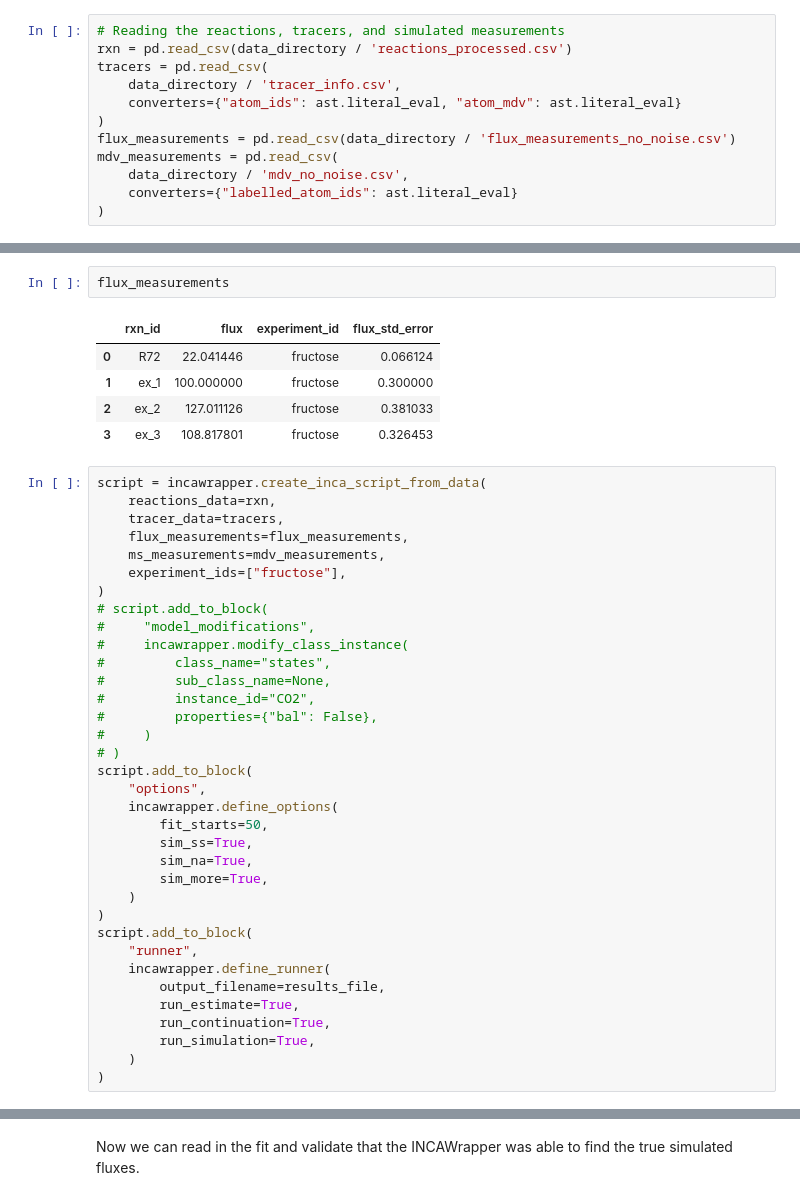
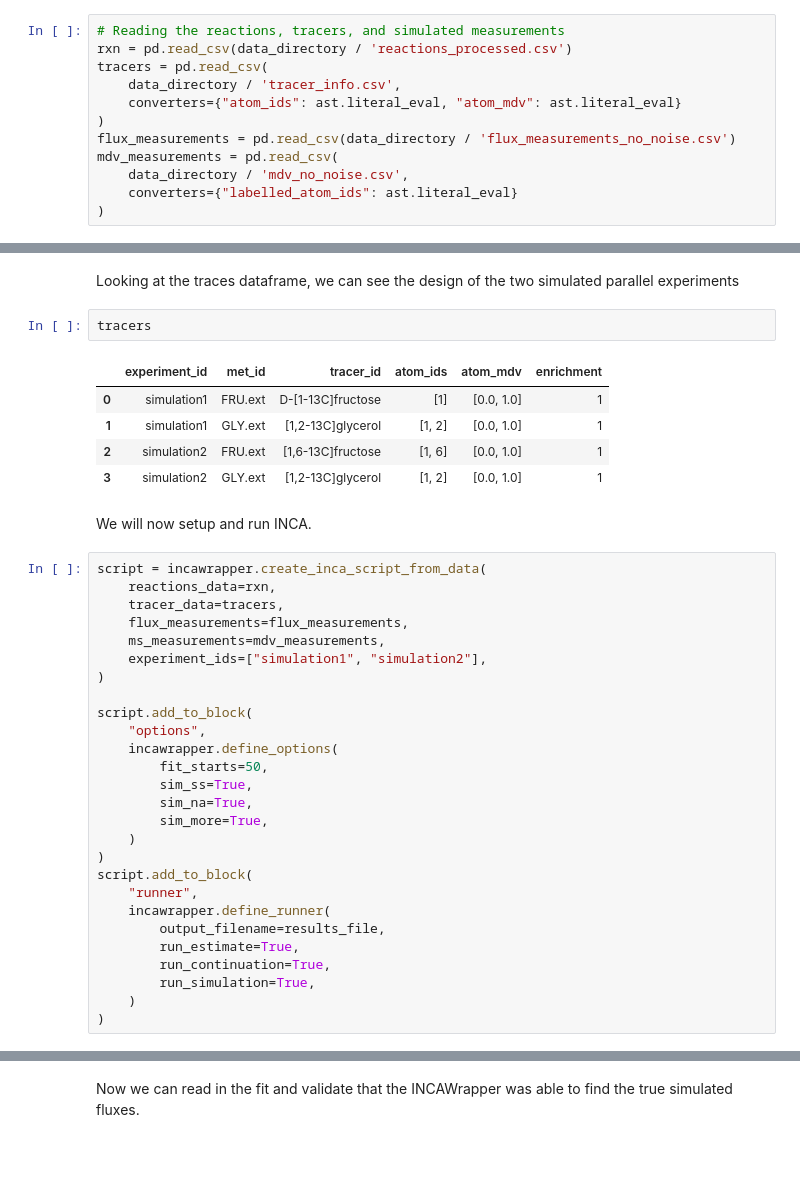
Before and after one commit to biosustain/incawrapper, a Jupyter notebook: docs/examples/c_necator_simulated_data.ipynb, the cells around one changed output, grey strips where cells are left out. Cells and saved outputs as stored; diff of their text form; blank space fills up the shorter version.

```diff
--- a/docs/examples/c_necator_simulated_data.ipynb
+++ b/docs/examples/c_necator_simulated_data.ipynb
@@ -62,28 +42,24 @@ rxn
-# %%
-flux_measurements
-# %% [output]
-|  | rxn_id | flux | experiment_id | flux_std_error |
-| 0 | R72 | 22.041446 | fructose | 0.066124 |
-| 1 | ex_1 | 100.000000 | fructose | 0.300000 |
-| 2 | ex_2 | 127.011126 | fructose | 0.381033 |
-| 3 | ex_3 | 108.817801 | fructose | 0.326453 |
+# %% [markdown]
+Looking at the traces dataframe, we can see the design of the two simulated parallel experiments
+# %%
+tracers
+# %% [output]
+|  | experiment_id | met_id | tracer_id | atom_ids | atom_mdv | enrichment |
+| 0 | simulation1 | FRU.ext | D-[1-13C]fructose | [1] | [0.0, 1.0] | 1 |
+| 1 | simulation1 | GLY.ext | [1,2-13C]glycerol | [1, 2] | [0.0, 1.0] | 1 |
+| 2 | simulation2 | FRU.ext | [1,6-13C]fructose | [1, 6] | [0.0, 1.0] | 1 |
+| 3 | simulation2 | GLY.ext | [1,2-13C]glycerol | [1, 2] | [0.0, 1.0] | 1 |
+# %% [markdown]
+We will now setup and run INCA.
 # %%
 script = incawrapper.create_inca_script_from_data(
     reactions_data=rxn,
     tracer_data=tracers,
     flux_measurements=flux_measurements,
     ms_measurements=mdv_measurements,
-    experiment_ids=["fructose"],
+    experiment_ids=["simulation1", "simulation2"],
 )
-# script.add_to_block(
-#     "model_modifications",
-#     incawrapper.modify_class_instance(
-#         class_name="states",
-#         sub_class_name=None,
-#         instance_id="CO2",
-#         properties={"bal": False},
-#     )
-# )
+
 script.add_to_block(
     "options",
     incawrapper.define_options(
```
Also changed, not shown: parts of 20 cells of this notebook, 7 other files.
